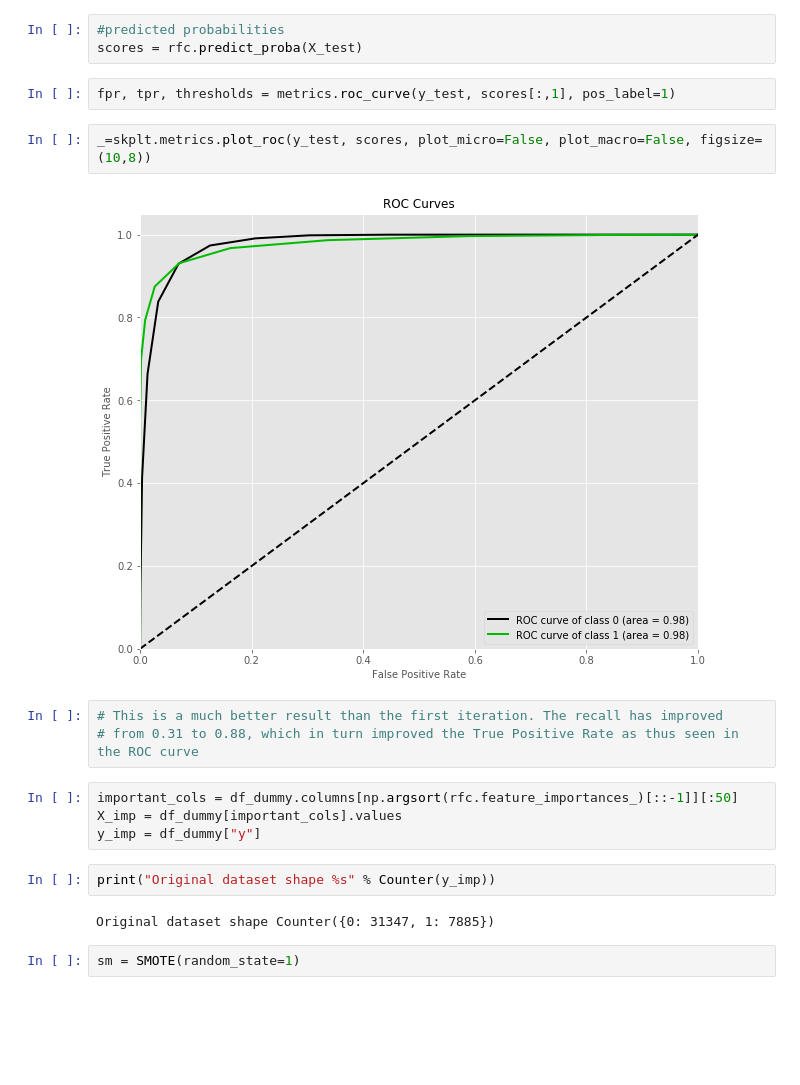
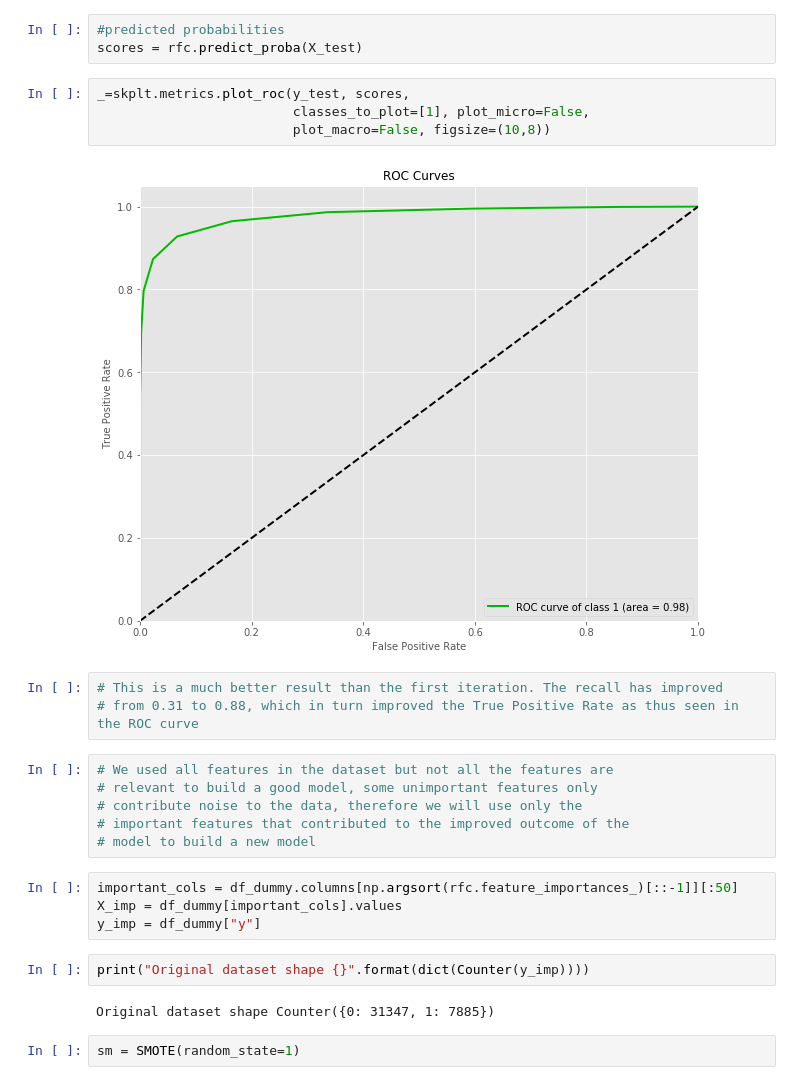
Before and after one commit to Chibuzor44/classification, a Jupyter notebook: classification.ipynb, the cells around one changed output. Cells and saved outputs as stored; diff of their text form; blank space fills up the shorter version.

```diff
--- a/classification.ipynb
+++ b/classification.ipynb
@@ -374,21 +373,27 @@ Precision: 0.97
 # %%
 #predicted probabilities
 scores = rfc.predict_proba(X_test)
-# %%
-fpr, tpr, thresholds = metrics.roc_curve(y_test, scores[:,1], pos_label=1)
 # %%
-_=skplt.metrics.plot_roc(y_test, scores, plot_micro=False, plot_macro=False, figsize=(10,8))
+_=skplt.metrics.plot_roc(y_test, scores,
+                         classes_to_plot=[1], plot_micro=False,
+                         plot_macro=False, figsize=(10,8))
 # %% [output]
-[figure, old version]
+[figure, new version]
 # %%
 # This is a much better result than the first iteration. The recall has improved
 # from 0.31 to 0.88, which in turn improved the True Positive Rate as thus seen in the ROC curve
+# %%
+# We used all features in the dataset but not all the features are
+# relevant to build a good model, some unimportant features only
+# contribute noise to the data, therefore we will use only the
+# important features that contributed to the improved outcome of the
+# model to build a new model
 # %%
 important_cols = df_dummy.columns[np.argsort(rfc.feature_importances_)[::-1]][:50]
 X_imp = df_dummy[important_cols].values
 y_imp = df_dummy["y"]
 # %%
-print("Original dataset shape %s" % Counter(y_imp))
+print("Original dataset shape {}".format(dict(Counter(y_imp))))
 # %% [output]
 Original dataset shape Counter({0: 31347, 1: 7885})
 # %%
```
Also changed, not shown: parts of 38 cells of this notebook, 1 other file.
